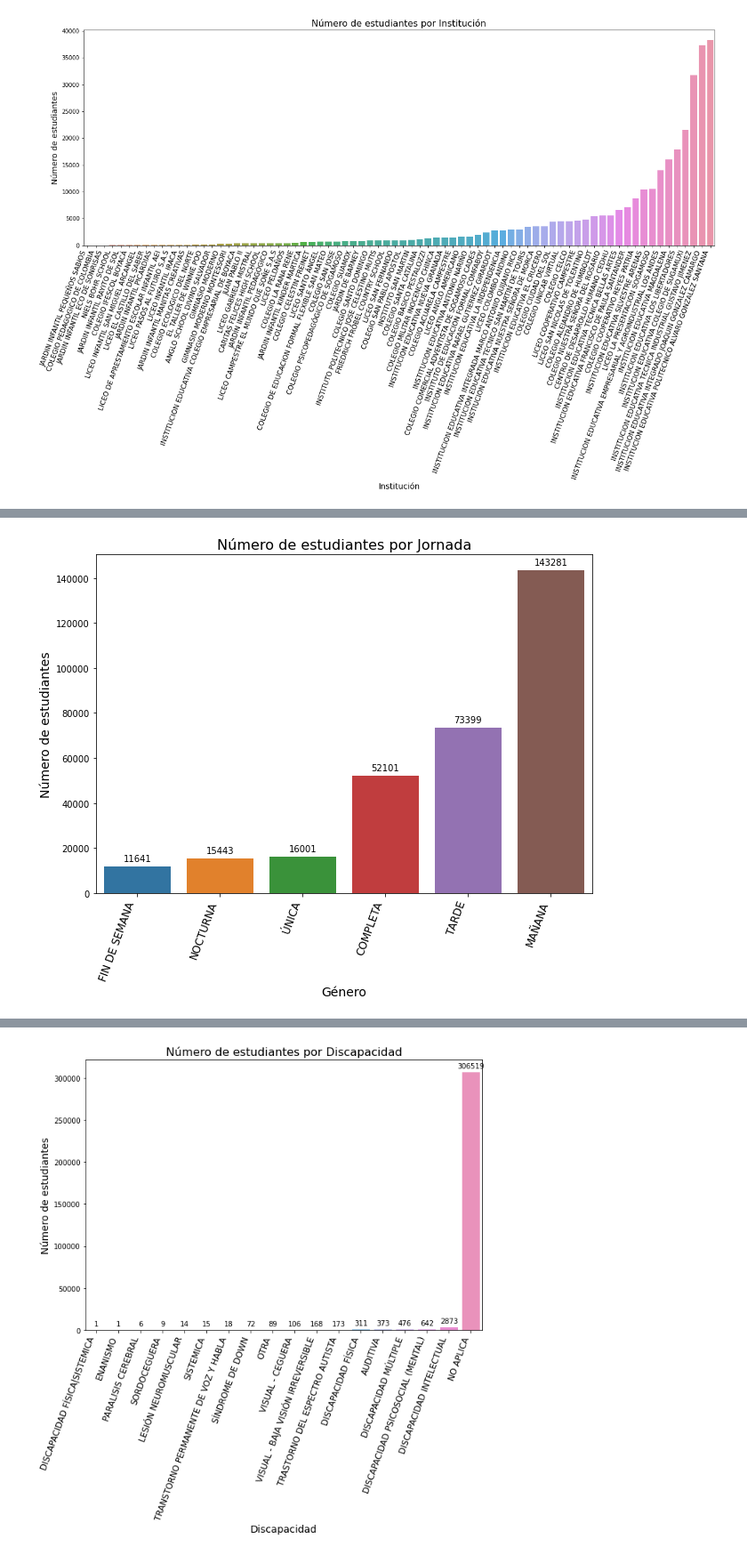
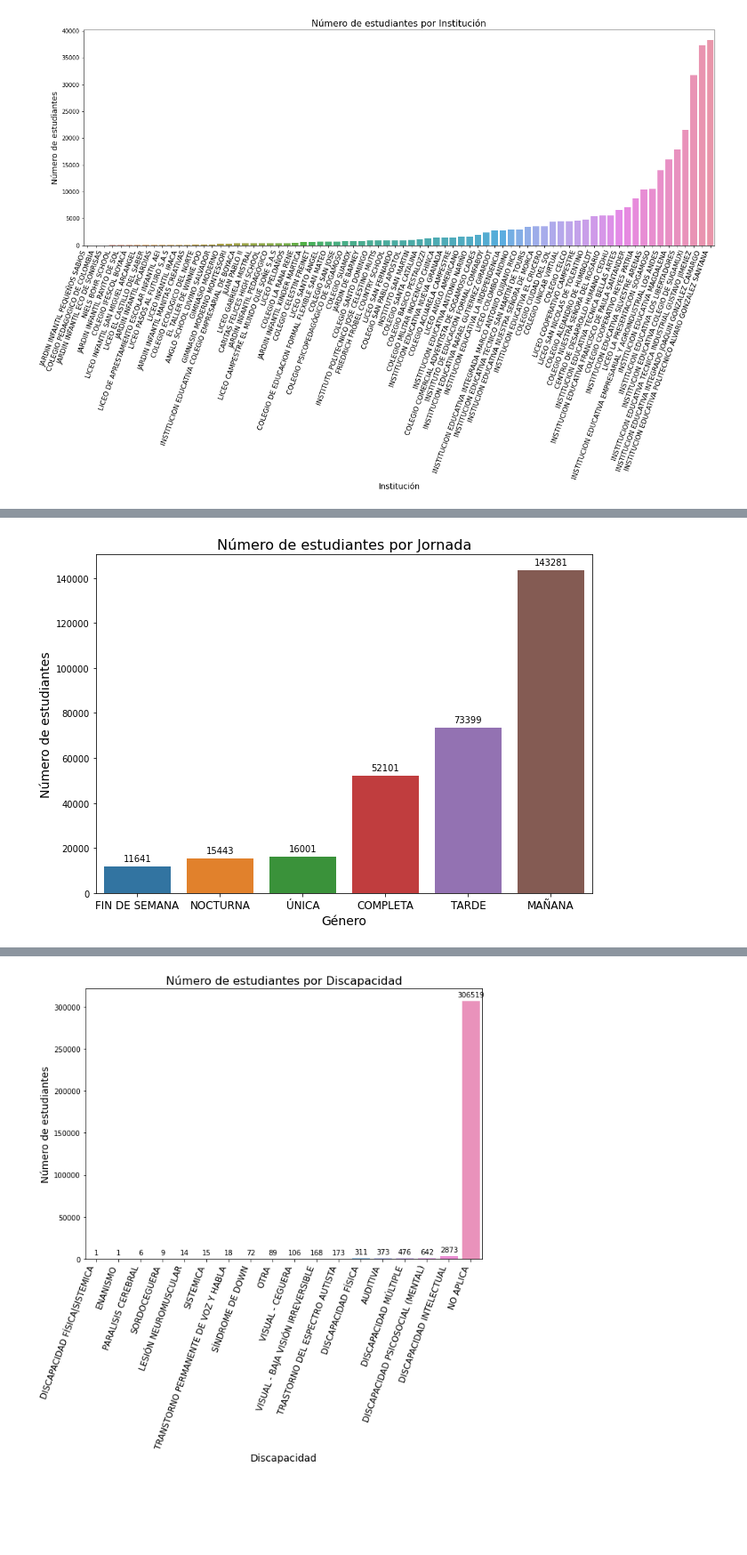
Before and after one commit to samirhinojosa/school-dropout-in-sogamoso, a Jupyter notebook: notebooks/school_dropout_eda.ipynb, the cells around one changed output, grey strips where cells are left out. Shown at 89% size. Saved outputs shown, nothing was run; the diff lists cells and outputs as text; code cells hidden in the pictures; blank space fills up the shorter version.

```diff
--- a/notebooks/school_dropout_eda.ipynb
+++ b/notebooks/school_dropout_eda.ipynb
@@ -116,18 +116,18 @@ plt.show()
 # %%
 fig, ax1 = plt.subplots(figsize=(10, 7))
 plot = sns.barplot(x=df_students["JORNADA"].value_counts(ascending=True).index,
                    y=df_students["JORNADA"].value_counts(ascending=True))
 for p in plot.patches:
     plot.annotate(format(p.get_height(), ".0f"), (p.get_x() + p.get_width() / 2., p.get_height()),
                     ha="center", va="center", xytext=(0, 9), textcoords="offset points")
 plot.set_xticklabels(labels=df_students["JORNADA"].value_counts(ascending=True).index,
-                     rotation=70, size=12, horizontalalignment="right")
+                     size=12, horizontalalignment="center")
 plt.title("Número de estudiantes por Jornada", size=16)
 plt.xlabel("Género", size=14)
 plt.ylabel("Número de estudiantes", size=14)
 plt.show()
 # %% [output]
-[figure, old version]
+[figure, new version]
 # %%
 fig, ax1 = plt.subplots(figsize=(10, 7))
 plot = sns.barplot(x=df_students["ESTRATO"].value_counts(ascending=True).index,
```
Also changed, not shown: parts of 26 cells of this notebook.
